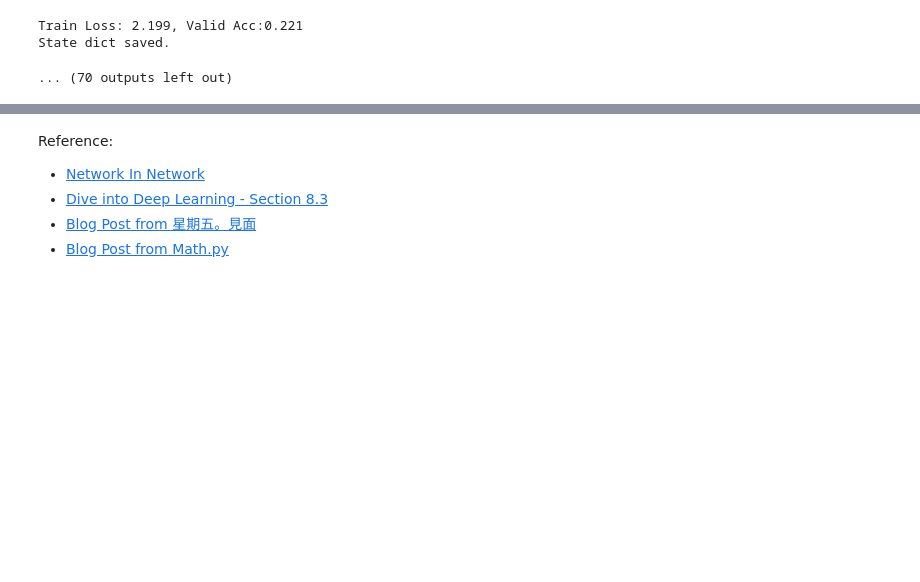
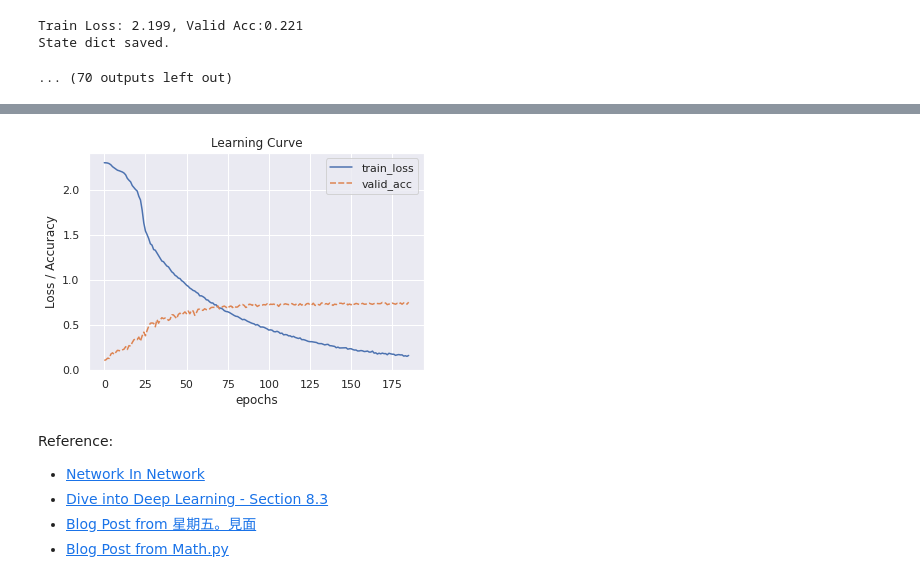
Before and after one commit to kevinkevin556/Dlchemist, a Jupyter notebook: nin2.ipynb, the cells around one changed output, grey strips where cells are left out. Cells and saved outputs as stored; diff of their text form; code cells hidden in the pictures; blank space fills up the shorter version.

```diff
--- a/nin2.ipynb
+++ b/nin2.ipynb
@@ -366,8 +370,12 @@ class HyperModule():
 
 
     def load(self, path):
+        device = torch.device('cuda')
         state_dict = torch.load(path)
+
         self.model.load_state_dict(state_dict["model"])
+        self.model.to(device)
+
         self.optimizer.load_state_dict(state_dict["optimizer"])
         self.scheduler.load_state_dict(state_dict["scheduler"])
         self.test_acc = state_dict["test_acc"]
@@ -508,3 +516,5 @@ Train Loss: 2.206, Valid Acc:0.210
 Train Loss: 2.199, Valid Acc:0.221
 State dict saved.
 ... (70 outputs left out)
+# %%
+hm.train(train_dataloader, valid_dataloader, PATH, NUM_EPOCHS-83)
@@ -513,3 +556,16 @@ hm.test(test_dataloader, load_path=PATH, class_names=class_names)
+# %%
+state_dict = hm.get_state_dict()
+train_info = {key:state_dict[key] for key in ["train_loss", "valid_acc"]}
+
+sns.set_theme()
+fig, ax = plt.subplots(1, 1)
+sns.lineplot(ax=ax, data=pd.DataFrame(train_info))
+ax.set_xlabel("epochs")
+ax.set_ylabel("Loss / Accuracy")
+ax.set_title("Learning Curve")
+plt.show()
+# %% [output]
+[figure, added]
 # %% [markdown]
 Reference:
 * [Network In Network](https://arxiv.org/pdf/1312.4400.pdf)
```
Also changed, not shown: parts of 5 cells of this notebook.
